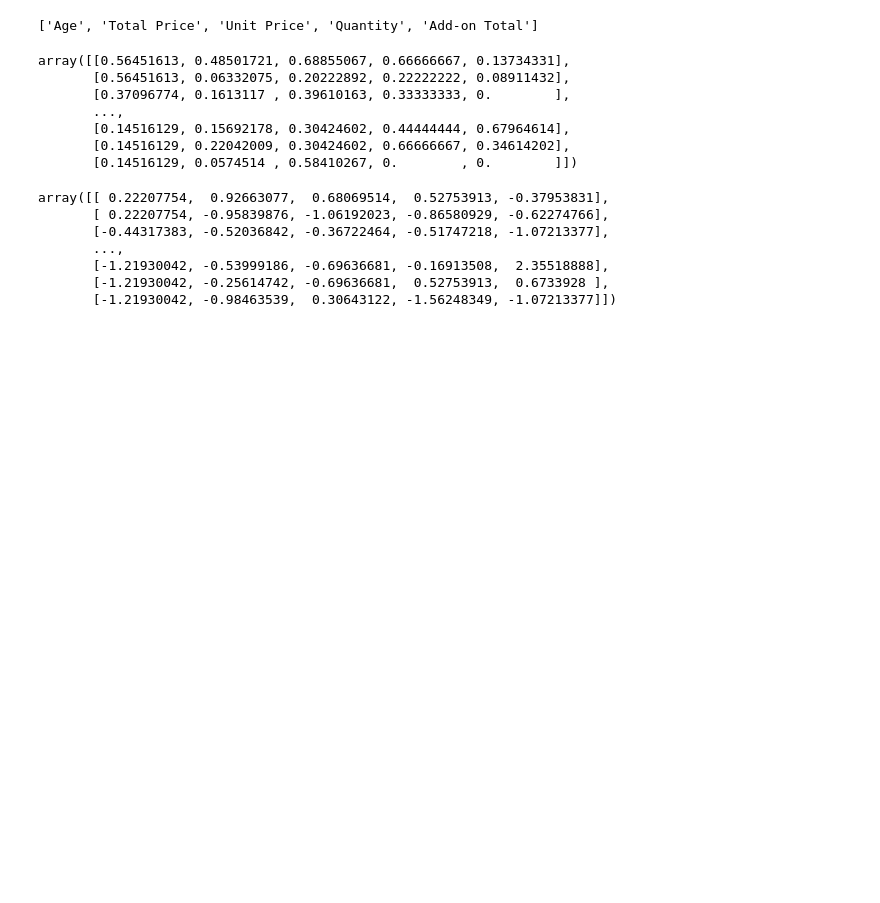
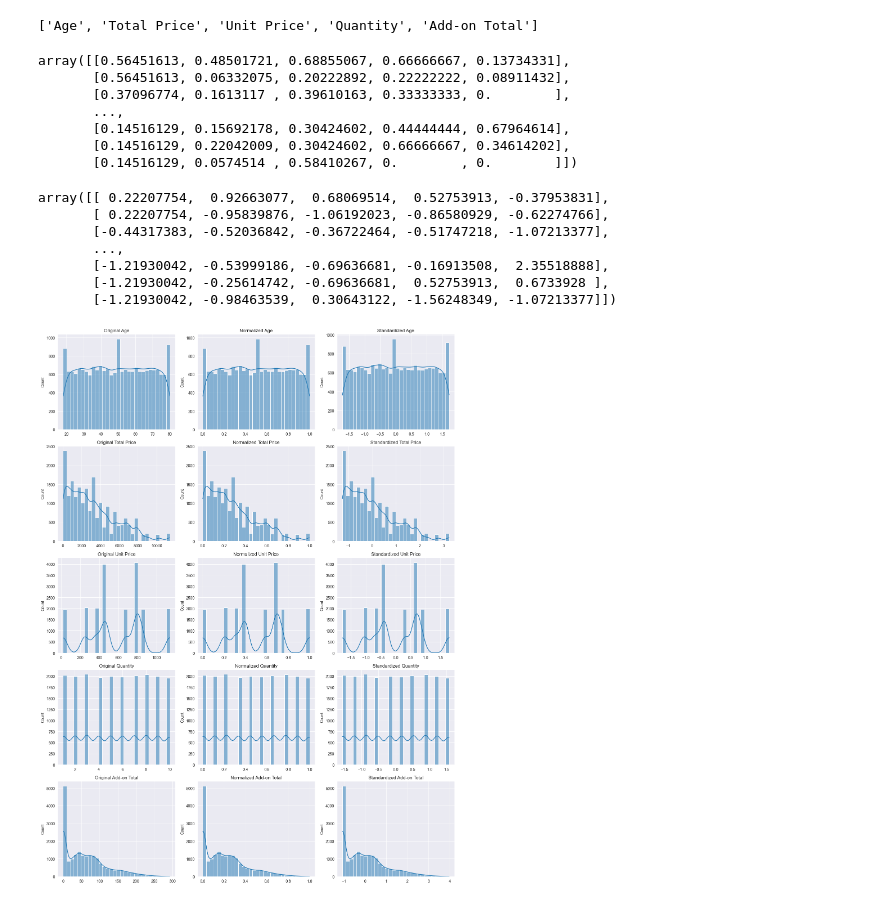
Before and after one commit to ZygimantasB/scikit-learn_training, a Jupyter notebook: algorithms_training/train_svc_gridseachcv.ipynb, the cells around one changed output. Saved outputs shown, nothing was run; the diff lists cells and outputs as text; code cells hidden in the pictures; blank space fills up the shorter version.

```diff
--- a/algorithms_training/train_svc_gridseachcv.ipynb
+++ b/algorithms_training/train_svc_gridseachcv.ipynb
@@ -63,7 +63,7 @@ numeric_columns
 # %% [output]
 ['Age', 'Total Price', 'Unit Price', 'Quantity', 'Add-on Total']
 # %%
-df_original = df[numeric_columns].to_pandas()
+df_original = df[numeric_columns]
 # %%
 from sklearn.preprocessing import MinMaxScaler, StandardScaler
 # %%
@@ -95,20 +95,22 @@ array([[ 0.22207754,  0.92663077,  0.68069514,  0.52753913, -0.37953831],
        [-1.21930042, -0.25614742, -0.69636681,  0.52753913,  0.6733928 ],
        [-1.21930042, -0.98463539,  0.30643122, -1.56248349, -1.07213377]])
 # %%
-df_normalized = pl.DataFrame(df_normalized, schema=numeric_columns).to_pandas()
-df_standardized = pl.DataFrame(df_standardized, schema=numeric_columns).to_pandas()
+df_normalized = pl.DataFrame(df_normalized, schema=numeric_columns)
+df_standardized = pl.DataFrame(df_standardized, schema=numeric_columns)
 # %%
-fig, axes = plt.subplots(len(df[numeric_columns]), 3, figsize=(15, len(df[numeric_columns]) * 4))
+fig, axes = plt.subplots(len(numeric_columns), 3, figsize=(15, len(numeric_columns) * 4))
 
 for i, column in enumerate(numeric_columns):
     sns.histplot(df_original[column], bins=30, kde=True, ax=axes[i, 0])
     axes[i, 0].set_title(f"Original {column}")
 
     sns.histplot(df_normalized[column], bins=30, kde=True, ax=axes[i, 1])
     axes[i, 1].set_title(f"Normalized {column}")
 
     sns.histplot(df_standardized[column], bins=30, kde=True, ax=axes[i, 2])
     axes[i, 2].set_title(f"Standardized {column}")
 
 plt.tight_layout()
 plt.show()
+# %% [output]
+[figure, added]
```
